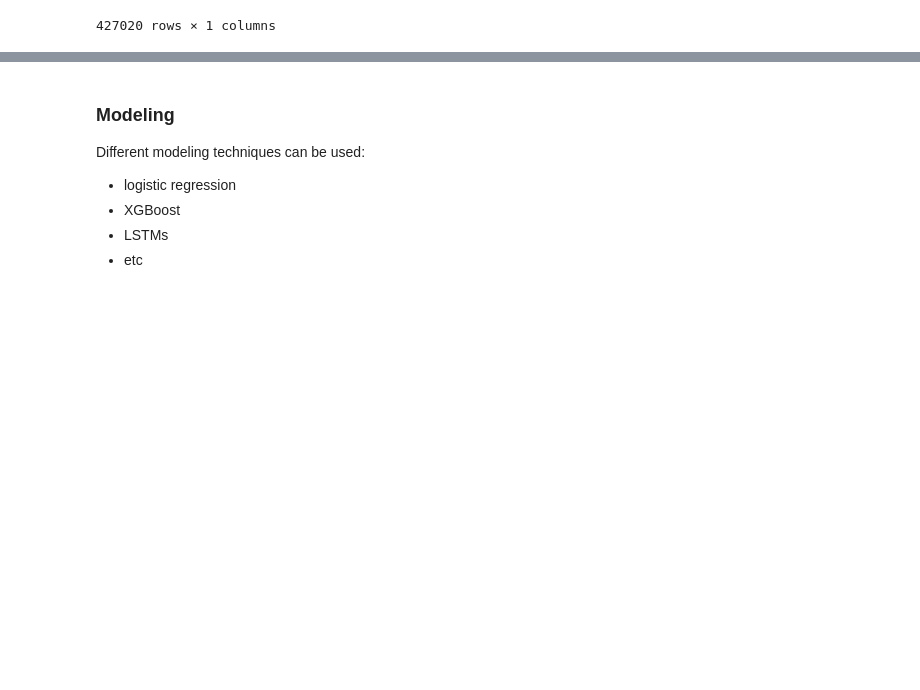
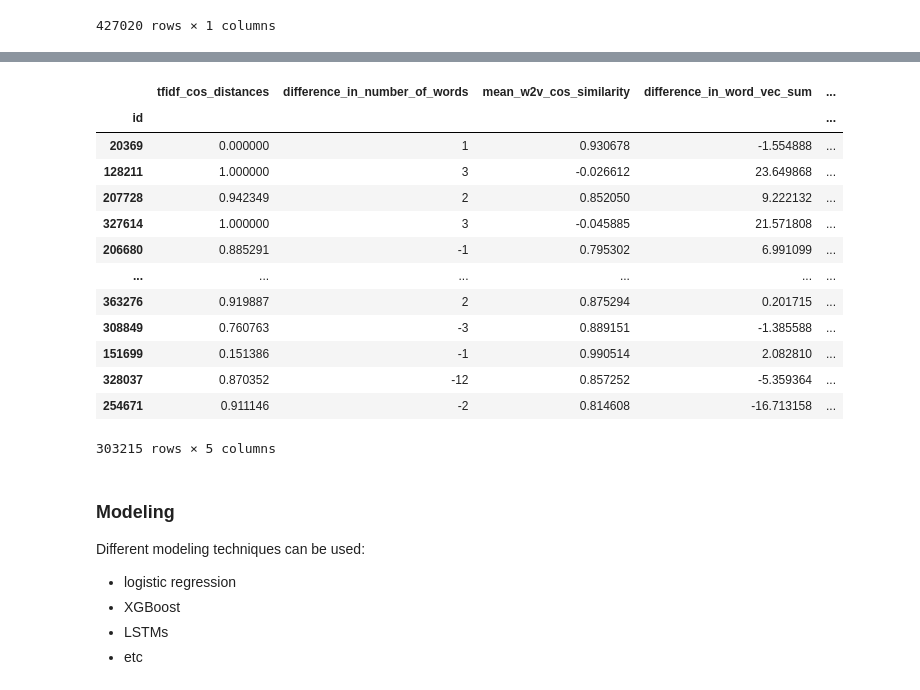
Before and after one commit to timothymhowe/quora-project, a Jupyter notebook: quora-project.ipynb, the cells around one changed output, grey strips where cells are left out. Cells and saved outputs as stored; diff of their text form; code cells hidden in the pictures; blank space fills up the shorter version.

Commit message:
finished feature engineering, next step: training model while i sleep.

```diff
--- a/quora-project.ipynb
+++ b/quora-project.ipynb
@@ -369 +333,6 @@ TypeError: 'dict' object is not callable
+# %%
+def intersection(lst1, lst2):
+    lst3 = [value for value in lst1 if value in lst2]
+    return lst3
+X_train['number_of_shared_tokens'] = [len(intersection(x,y)) for x,y in zip(X_train['question1_tokens'],X_train['question2_tokens'])]
 # %%
@@ -387,5 +355,23 @@ X_train.difference_in_word_vec_sum.describe()
 # %%
 X_train_f = X_train.drop(['qid1','qid2','question1_tokens','question2_tokens'],axis=1)
+# %%
+X_train_f['difference_in_word_vec_sum'] = X_train_f['difference_in_word_vec_sum'].apply(np.sum)
+X_train_f
+# %% [output]
+|  | tfidf_cos_distances | difference_in_number_of_words | mean_w2v_cos_similarity | difference_in_word_vec_sum | ... |
+| id |  |  |  |  | ... |
+| 20369 | 0.000000 | 1 | 0.930678 | -1.554888 | ... |
+| 128211 | 1.000000 | 3 | -0.026612 | 23.649868 | ... |
+| 207728 | 0.942349 | 2 | 0.852050 | 9.222132 | ... |
+| 327614 | 1.000000 | 3 | -0.045885 | 21.571808 | ... |
+| 206680 | 0.885291 | -1 | 0.795302 | 6.991099 | ... |
+| ... | ... | ... | ... | ... | ... |
+| 363276 | 0.919887 | 2 | 0.875294 | 0.201715 | ... |
+| 308849 | 0.760763 | -3 | 0.889151 | -1.385588 | ... |
+| 151699 | 0.151386 | -1 | 0.990514 | 2.082810 | ... |
+| 328037 | 0.870352 | -12 | 0.857252 | -5.359364 | ... |
+| 254671 | 0.911146 | -2 | 0.814608 | -16.713158 | ... |
+303215 rows × 5 columns
 # %% [markdown]
 ### Modeling
 
```
Also changed, not shown: parts of 18 cells of this notebook.
